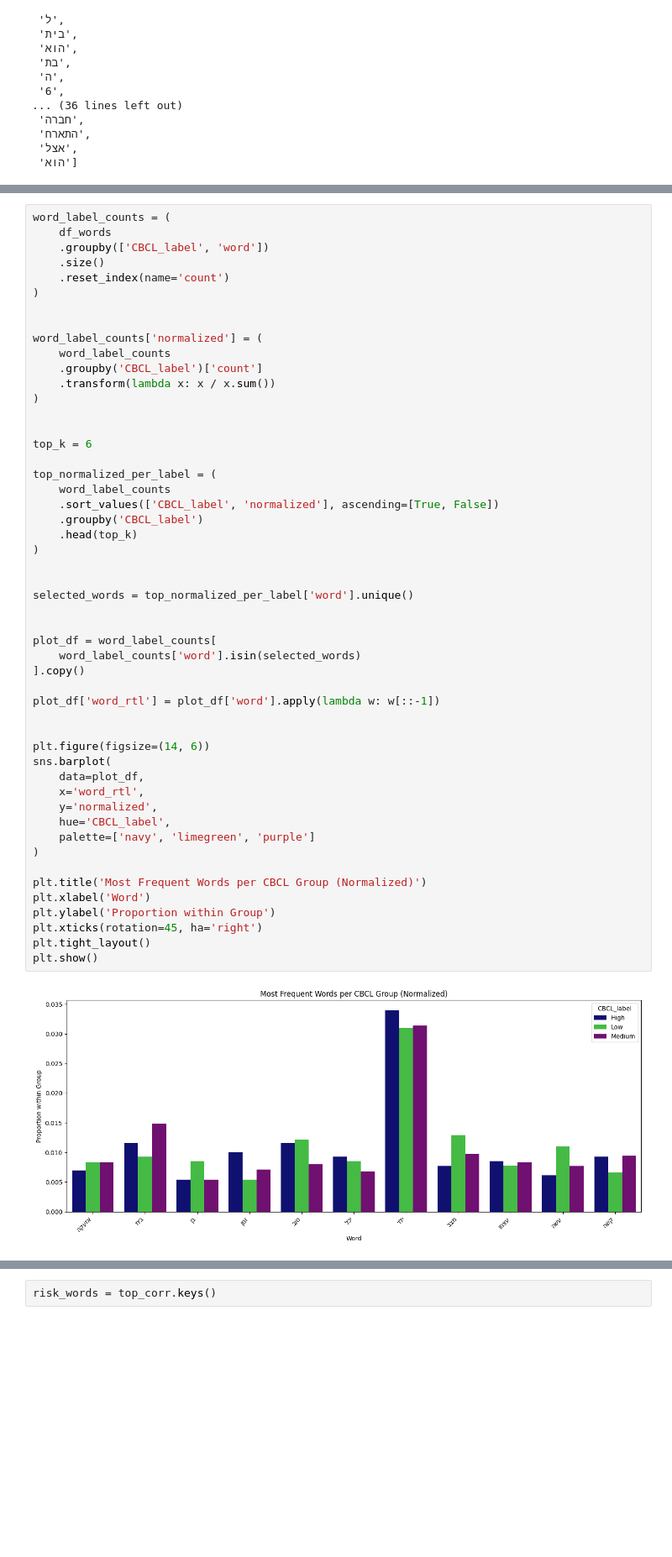
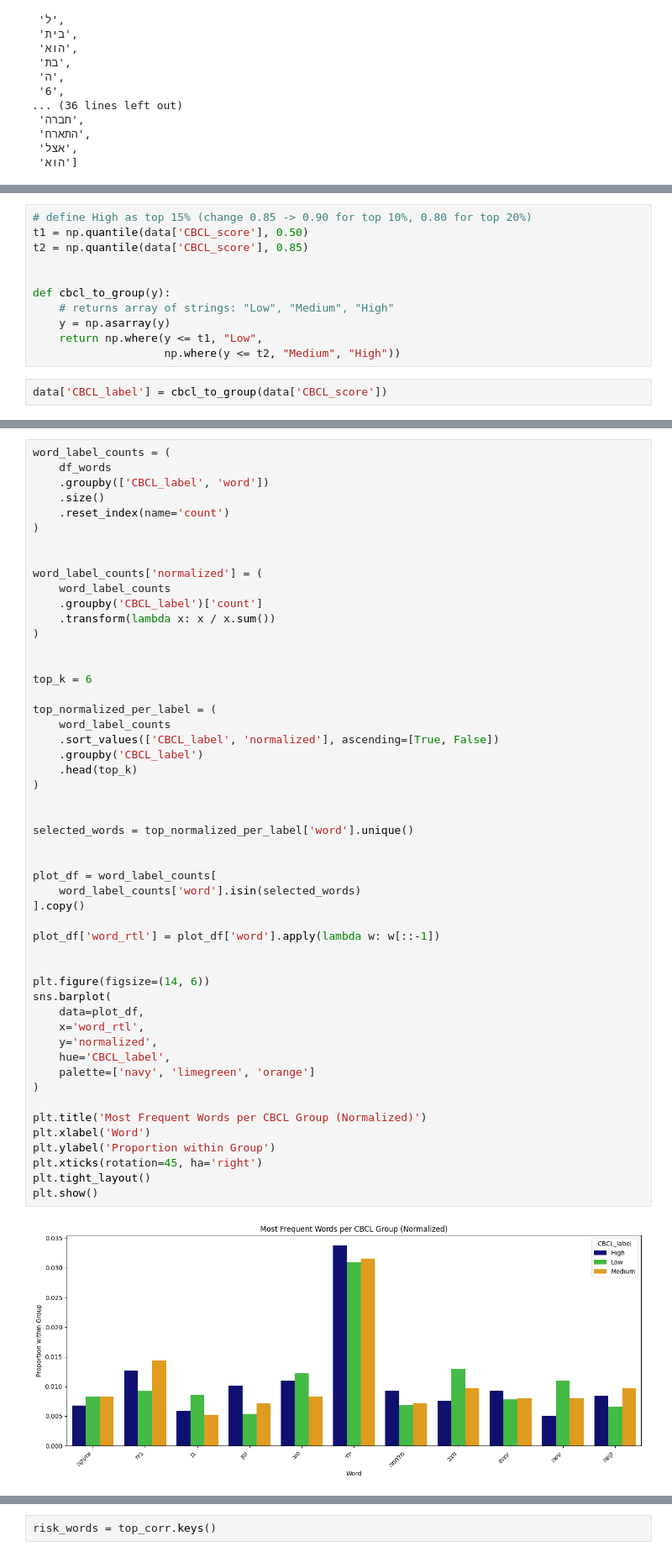
Before and after one commit to OfriA/AppliedProject52056, a Jupyter notebook: data/DataExploration.ipynb, the cells around one changed output, grey strips where cells are left out. Shown at 84% size. Saved outputs shown, nothing was run; the diff lists cells and outputs as text; blank space fills up the shorter version.

```diff
--- a/data/DataExploration.ipynb
+++ b/data/DataExploration.ipynb
@@ -415,3 +411,16 @@ NameError: name 'target_words' is not defined
+# %%
+# define High as top 15% (change 0.85 -> 0.90 for top 10%, 0.80 for top 20%)
+t1 = np.quantile(data['CBCL_score'], 0.50)
+t2 = np.quantile(data['CBCL_score'], 0.85)
+
+
+def cbcl_to_group(y):
+    # returns array of strings: "Low", "Medium", "High"
+    y = np.asarray(y)
+    return np.where(y <= t1, "Low",
+                    np.where(y <= t2, "Medium", "High"))
+# %%
+data['CBCL_label'] = cbcl_to_group(data['CBCL_score'])
 # %%
 from collections import Counter
 import pandas as pd
@@ -498,32 +507,32 @@ top_normalized_per_label = (
     .groupby('CBCL_label')
     .head(top_k)
 )
 
 
 selected_words = top_normalized_per_label['word'].unique()
 
 
 plot_df = word_label_counts[
     word_label_counts['word'].isin(selected_words)
 ].copy()
 
 plot_df['word_rtl'] = plot_df['word'].apply(lambda w: w[::-1])
 
 
 plt.figure(figsize=(14, 6))
 sns.barplot(
     data=plot_df,
     x='word_rtl',
     y='normalized',
     hue='CBCL_label',
-    palette=['navy', 'limegreen', 'purple']
+    palette=['navy', 'limegreen', 'orange']
 )
 
 plt.title('Most Frequent Words per CBCL Group (Normalized)')
 plt.xlabel('Word')
 plt.ylabel('Proportion within Group')
 plt.xticks(rotation=45, ha='right')
 plt.tight_layout()
 plt.show()
 # %% [output]
-[figure, old version]
+[figure, new version]
```
Also changed, not shown: parts of 20 cells of this notebook.
